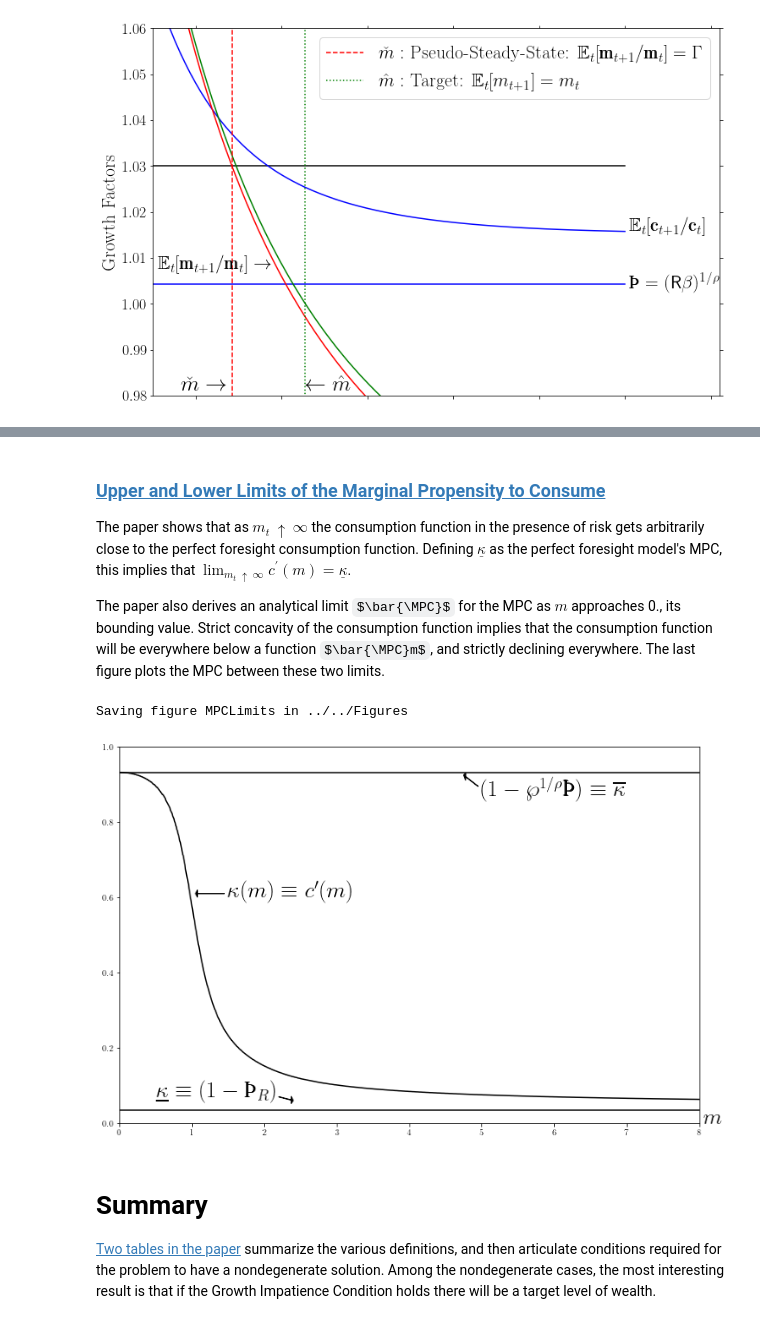
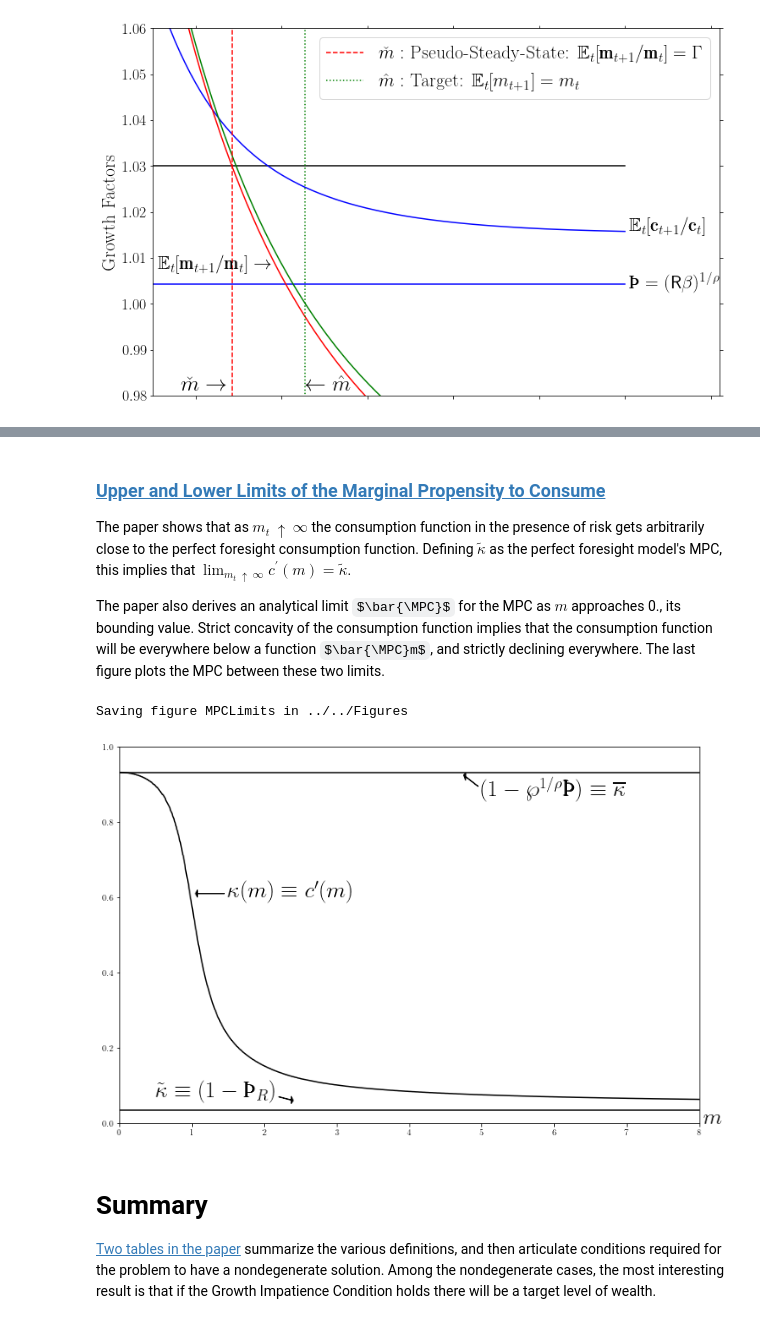
Before and after one commit to alanlujan91/BufferStockTheory-Bloated, a Jupyter notebook: Code/Python/BufferStockTheory.ipynb, the cells around one changed output, grey strips where cells are left out. Drawn from its saved outputs; the diff is of its cells as text; code cells hidden in the pictures; some formulas as TeX source.

```diff
--- a/Code/Python/BufferStockTheory-Problems-and-Solutions-Source.ipynb
+++ b/Code/Python/BufferStockTheory.ipynb
@@ -992,8 +898,8 @@ Saving figure cFuncBounds in ../../Figures
 # %% [markdown]
 ### [Upper and Lower Limits of the Marginal Propensity to Consume](https://www.econ2.jhu.edu/people/ccarroll/papers/BufferStockTheory/#MPCLimits)
 
-The paper shows that as $m_{t}~\uparrow~\infty$ the consumption function in the presence of risk gets arbitrarily close to the perfect foresight consumption function.  Defining $\underline{κ}$
-as the perfect foresight model's MPC, this implies that $\lim_{m_{t}~\uparrow~\infty} c^{\prime}(m) = \underline{\kappa}$.
+The paper shows that as $m_{t}~\uparrow~\infty$ the consumption function in the presence of risk gets arbitrarily close to the perfect foresight consumption function.  Defining $\tilde{κ}$
+as the perfect foresight model's MPC, this implies that $\lim_{m_{t}~\uparrow~\infty} c^{\prime}(m) = \tilde{\kappa}$.
 
 The paper also derives an analytical limit $\bar{\MPC}$ for the MPC as $m$ approaches 0., its bounding value.  Strict concavity of the consumption function implies that the consumption function will be everywhere below a function $\bar{\MPC}m$, and strictly declining everywhere.  The last figure plots the MPC between these two limits.
 # %%
@@ -1014,36 +920,36 @@ MPC = soln.cFunc.derivative(m)
 # Define the lower bound of MPC
 #MPCLower = mpc_Min
 
-kappaDef = r'$\underline{\kappa}\equiv(1-\pmb{\text{\TH}}_{R})$'
+kappaDef = r'$\tilde{\kappa}\equiv(1-\pmb{\text{\TH}}_{R})$'
 if not latexExists:
     kappaDef = r'κ̲$\equiv(1-\Phi_{R})$'
 
 plt.plot(m, MPC, color='black')
 plt.plot([mPlotMin, mPlotMax], [mpc_Max, mpc_Max], color='black')
 plt.plot([mPlotMin, mPlotMax], [mpc_Min, mpc_Min], color='black')
 plt.xlim(mPlotMin, mPlotMax)
 plt.ylim(0, 1)  # MPC bounds are between 0 and 1
 plt.text(1.5, 0.6, r'$\MPC(m) \equiv c^{\prime}(m)$', fontsize=26, fontweight='bold')
 if latexExists:
     plt.text(5, 0.87, r'$(1-\UnempPrb^{1/\CRRA}\pmb{\text{\TH}})\equiv \overline{\MPC}$',
              fontsize=26, fontweight='bold')  # Use Thorn character
 else:
     plt.text(5, 0.87, r'$(1-\UnempPrb^{1/\CRRA}\Phi_{R})\equiv \overline{\MPC}$',
              fontsize=26, fontweight='bold')  # Use Phi instead of Thorn (alas)
 
 plt.text(0.5, 0.07, kappaDef, fontsize=26, fontweight='bold')
 plt.text(mPlotMax+0.05, mPlotMin, "$m$", fontsize=26)
 plt.arrow(1.45, 0.61, -0.4, mPlotMin, head_width=0.02, width=0.001,
           facecolor='black', length_includes_head='True')
 plt.arrow(2.2, 0.07, 0.2, -0.01, head_width=0.02, width=0.001,
           facecolor='black', length_includes_head='True')
 plt.arrow(4.95, 0.895, -0.2, 0.03, head_width=0.02, width=0.001,
           facecolor='black', length_includes_head='True')
 
 makeFig('MPCLimits')
 # %% [output]
 Saving figure MPCLimits in ../../Figures
-[figure, old version]
+[figure, new version]
 # %% [markdown]
 # Summary
 
```
Also changed, not shown: parts of 9 cells of this notebook, 2 other files.
